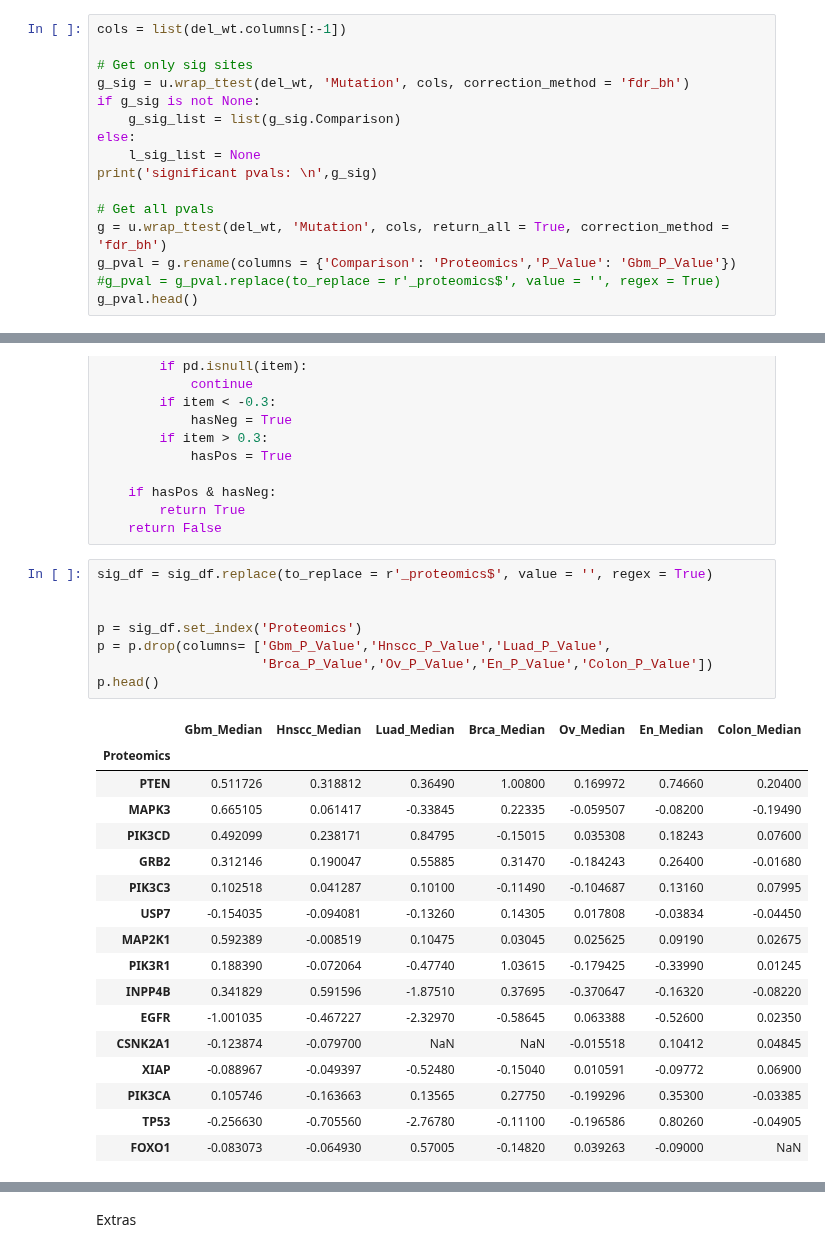
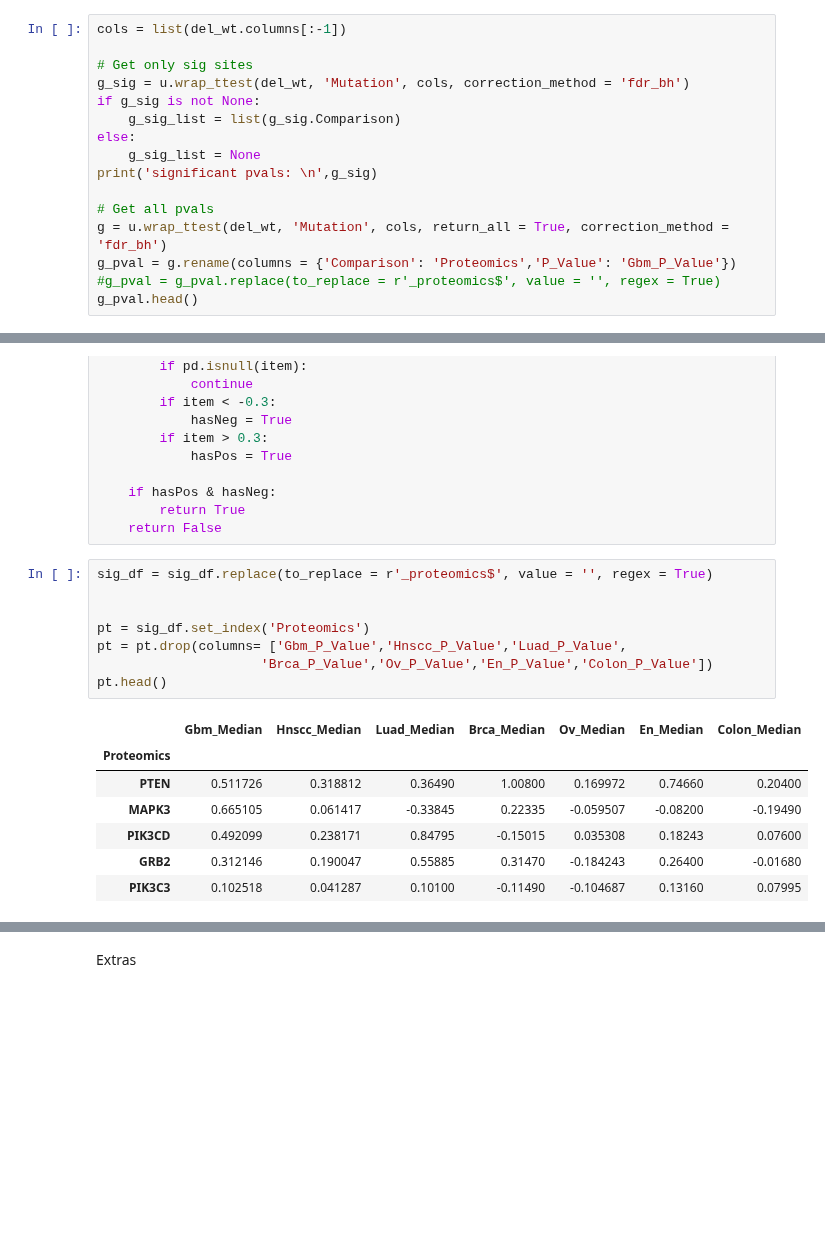
Before and after one commit to PayneLab/WhenMutationsDontMatter, a Jupyter notebook: PTEN/proteomics_pval_median_table_interacting.ipynb, the cells around one changed output, grey strips where cells are left out. Cells and saved outputs as stored; diff of their text form; blank space fills up the shorter version.

```diff
--- a/PTEN/proteomics_pval_median_table_interacting.ipynb
+++ b/PTEN/proteomics_pval_median_table_interacting.ipynb
@@ -111,7 +100,7 @@ g_sig = u.wrap_ttest(del_wt, 'Mutation', cols, correction_method = 'fdr_bh')
 if g_sig is not None:
     g_sig_list = list(g_sig.Comparison)
 else:
-    l_sig_list = None
+    g_sig_list = None
 print('significant pvals: \n',g_sig)
 
 # Get all pvals
@@ -955,27 +798,17 @@ def HasPosNeg(row):
 # %%
 sig_df = sig_df.replace(to_replace = r'_proteomics$', value = '', regex = True)
 
 
-p = sig_df.set_index('Proteomics')
-p = p.drop(columns= ['Gbm_P_Value','Hnscc_P_Value','Luad_P_Value',
+pt = sig_df.set_index('Proteomics')
+pt = pt.drop(columns= ['Gbm_P_Value','Hnscc_P_Value','Luad_P_Value',
                      'Brca_P_Value','Ov_P_Value','En_P_Value','Colon_P_Value'])
-p.head()
+pt.head()
 # %% [output]
 |  | Gbm_Median | Hnscc_Median | Luad_Median | Brca_Median | Ov_Median | En_Median | Colon_Median |
 | Proteomics |  |  |  |  |  |  |  |
 | PTEN | 0.511726 | 0.318812 | 0.36490 | 1.00800 | 0.169972 | 0.74660 | 0.20400 |
 | MAPK3 | 0.665105 | 0.061417 | -0.33845 | 0.22335 | -0.059507 | -0.08200 | -0.19490 |
 | PIK3CD | 0.492099 | 0.238171 | 0.84795 | -0.15015 | 0.035308 | 0.18243 | 0.07600 |
 | GRB2 | 0.312146 | 0.190047 | 0.55885 | 0.31470 | -0.184243 | 0.26400 | -0.01680 |
 | PIK3C3 | 0.102518 | 0.041287 | 0.10100 | -0.11490 | -0.104687 | 0.13160 | 0.07995 |
-| USP7 | -0.154035 | -0.094081 | -0.13260 | 0.14305 | 0.017808 | -0.03834 | -0.04450 |
-| MAP2K1 | 0.592389 | -0.008519 | 0.10475 | 0.03045 | 0.025625 | 0.09190 | 0.02675 |
-| PIK3R1 | 0.188390 | -0.072064 | -0.47740 | 1.03615 | -0.179425 | -0.33990 | 0.01245 |
-| INPP4B | 0.341829 | 0.591596 | -1.87510 | 0.37695 | -0.370647 | -0.16320 | -0.08220 |
-| EGFR | -1.001035 | -0.467227 | -2.32970 | -0.58645 | 0.063388 | -0.52600 | 0.02350 |
-| CSNK2A1 | -0.123874 | -0.079700 | NaN | NaN | -0.015518 | 0.10412 | 0.04845 |
-| XIAP | -0.088967 | -0.049397 | -0.52480 | -0.15040 | 0.010591 | -0.09772 | 0.06900 |
-| PIK3CA | 0.105746 | -0.163663 | 0.13565 | 0.27750 | -0.199296 | 0.35300 | -0.03385 |
-| TP53 | -0.256630 | -0.705560 | -2.76780 | -0.11100 | -0.196586 | 0.80260 | -0.04905 |
-| FOXO1 | -0.083073 | -0.064930 | 0.57005 | -0.14820 | 0.039263 | -0.09000 | NaN |
 # %%
```
Also changed, not shown: parts of 25 cells of this notebook, 8 other files.
